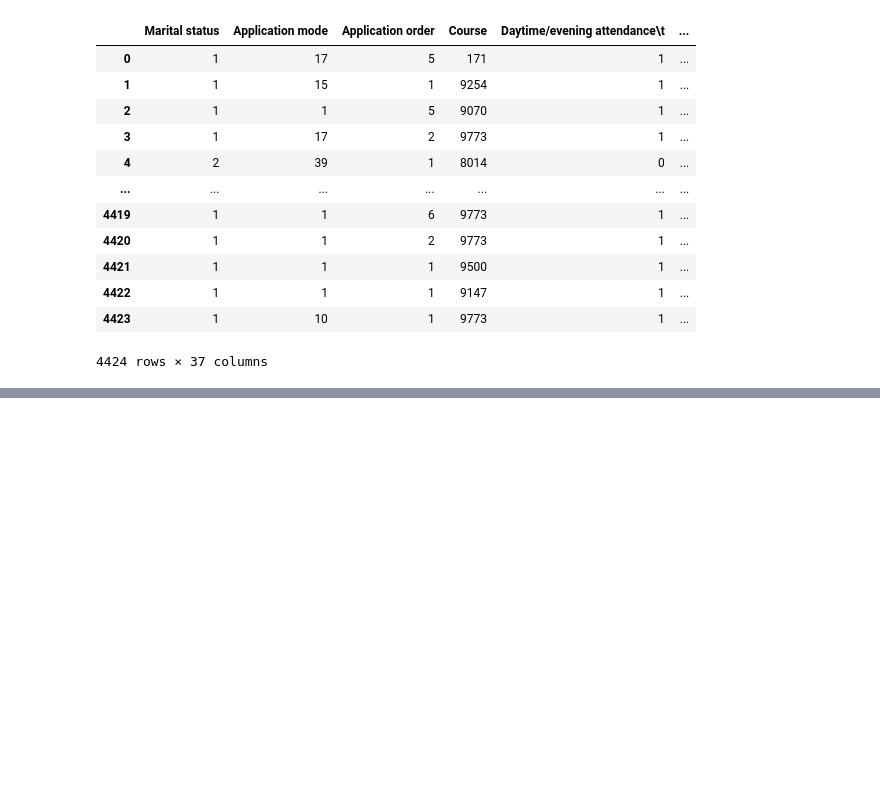
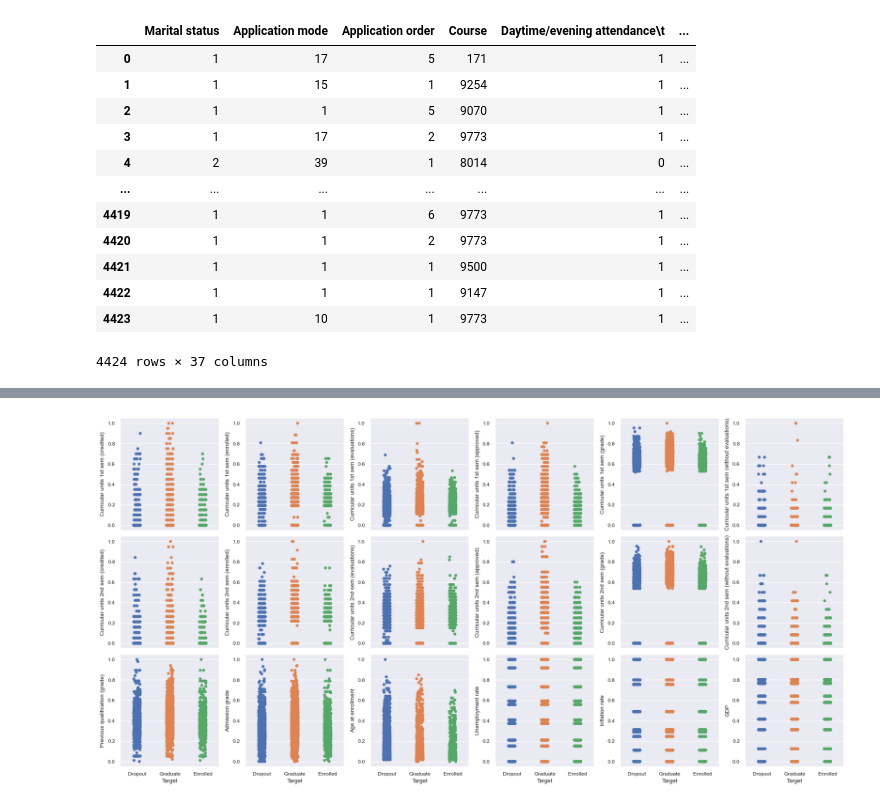
Before and after one commit to tcl002/CSE151AProject, a Jupyter notebook: StudentDropout.ipynb, the cells around one changed output, grey strips where cells are left out. Saved outputs shown, nothing was run; the diff lists cells and outputs as text; code cells hidden in the pictures; blank space fills up the shorter version.

```diff
--- a/StudentDropout.ipynb
+++ b/StudentDropout.ipynb
@@ -27,0 +104,12 @@ df
+# %%
+df_vis = pd.concat([prepro_df.drop(columns = ["Dropout", "Enrolled", "Graduate"]), df.Target], axis = 1)
+# %%
+sns.set(font_scale=0.8)
+figure, axes = plt.subplots(3,6, sharex = True, figsize = (18,9))
+for x in range(3):
+    for y in range(6):
+        sns.stripplot(ax = axes[x,y], data = df_vis, x = "Target", hue = "Target", y = numerical[6*x+y])
+figure.tight_layout()
+plt.show()
+# %% [output]
+[figure, added]
```
Also changed, not shown: parts of 14 cells of this notebook.
